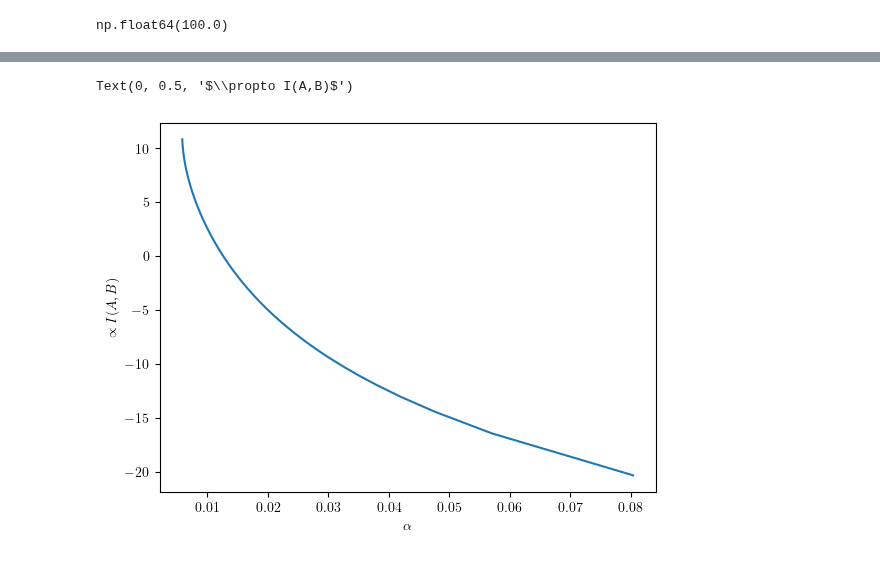
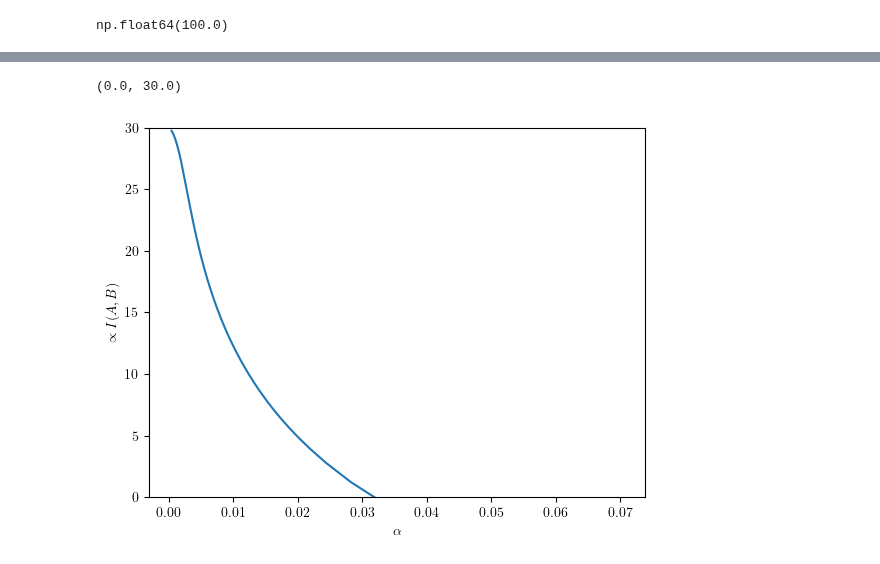
Before and after one commit to Bkorotko03/HoloProj, a Jupyter notebook: NCShock260226.ipynb, the cells around one changed output, grey strips where cells are left out. Saved outputs shown, nothing was run; the diff lists cells and outputs as text; code cells hidden in the pictures.

```diff
--- a/NCShock260226.ipynb
+++ b/NCShock260226.ipynb
@@ -154,11 +155,11 @@ def shockArea(r0grid,R):
     areaList = []
     area1List = []
     area2List = []
-    rgrid1 = np.logspace(np.log10(R+0.1),np.log10(rmax-1),num)
+    rgrid1 = np.logspace(np.log10(R+eps),np.log10(rmax-eps),num)
     divAreaInteg = divArea(rgrid1,R)
     for i in range(len(r0grid)):
         r0 = r0grid[i]
-        bigrgrid2 = np.linspace(r0,R-0.1,num)
+        bigrgrid2 = np.linspace(r0,R-eps,num)
         detmask = SADeterm(bigrgrid2,r0,R) > 0
         if len(bigrgrid2[detmask]) >= (len(bigrgrid2)-1):
             bigrmin, bigrmax = bigrgrid2[detmask].min(), bigrgrid2[detmask].max()
@@ -205,7 +206,7 @@ plt.show()
 def Lvsrmin(rminarr,R,a):
     Larr = []
     for rmin in rminarr:
-        rarr = np.logspace(np.log10(rmin+0.001),np.log10(rmax),num)
+        rarr = np.logspace(np.log10(rmin+eps),np.log10(rmax),num)
         integ = 2/np.sqrt((rarr**4) * f(rarr,R) * h(rarr,a) * b(rarr,rmin))
         L = np.trapezoid(integ,rarr)
         if np.isfinite(L):
@@ -214,5 +215,5 @@ def Lvsrmin(rminarr,R,a):
             Larr.append(0)
     return np.array(Larr)
 # %%
-rminarr = np.logspace(np.log10(R+0.001),np.log10(rmax),num)
+rminarr = np.logspace(np.log10(R+eps),np.log10(rmax),num)
 # %%
@@ -257,15 +258,22 @@ def rMinCutoff(rminarr,LArr):
 # %%
 def unAreaInt(rminarr,R,a):
     areaList = []
+    bigRgrid = np.logspace(np.log10(R+eps),np.log10(rmax),num)
+    # divArea1 = (2/(a**2)) * (((a**4)*(rmax**4)/4) + (1 + (a**4)*(R**4))*np.log(a * rmax)/2) # this is the more simplified taylor expand
+    divArea = (1/(4 * a**2)) * (2*(a**4)*(rmax**4) + 1 - (a**4)*(R**4) + (1+(a**4)*(R**4))*np.log(4*(a**4)*(rmax**4)/(1+(a**4)*(R**4))))
+    fullDivAreaInt = 2*bigRgrid/np.sqrt(f(bigRgrid,R)*h(bigRgrid,a))
+    fullDivArea = np.trapezoid(fullDivAreaInt,bigRgrid)
     for rmin in rminarr:
-        r = np.logspace(np.log10(rmin+0.1),np.log10(rmax),num)
+        r = np.logspace(np.log10(rmin+eps),np.log10(rmax),num)
         integ = 2 * r * np.sqrt((1 + b(r,rmin))/(f(r,R)*h(r,a)*b(r,rmin)))
+
+        # fullDivAreaInt = 2*r/np.sqrt(f(r,R)*h(r,a))
+        # fullDivArea = np.trapezoid(fullDivAreaInt,r)
         # integ2 = 2 * r * (np.sqrt((1 + b(r,rmin))/(f(r,R)*h(r,a)*b(r,rmin))) - 1/np.sqrt(f(r,R)*h(r,a)) )
         area1 = np.trapezoid(integ,r)
         # area2 = np.trapezoid(integ2,r)
-        divArea1 = (2/(a**2)) * (((a**4)*(rmax**4)/4) + (1 + (a**4)*(R**4))*np.log(a * rmax)/2)
-        divArea = (1/(4 * a**2)) * (2*(a**4)*(rmax**4) + 1 - (a**4)*(R**4) + (1+(a**4)*(R**4))*np.log(4*(a**4)*(rmax**4)/(1+(a**4)*(R**4))))
-        print(divArea1 - divArea)
+
+        # print(fullDivArea - divArea)
         areaList.append(area1 - divArea)
         # areaList.append(area2)
     return np.array(areaList)
@@ -315,12 +309,13 @@ plt.plot(newrminarr,unArea)
 # %%
 #ok maybe we call this good enough with the caveat that our UV cutoff is comically low
 # %%
-plt.plot(alphagrid[saplotmask],(2*unArea[900]-areaInt[saplotmask]))
+plt.plot(alphagrid[saplotmask],(2*unArea[10]-areaInt[saplotmask]))
 plt.xlabel(r'$\alpha$')
 plt.ylabel(r"$\propto I(A,B)$")
+plt.ylim((0,30))
 # %% [output]
-Text(0, 0.5, '$\\propto I(A,B)$')
+(0.0, 30.0)
-[figure, old version]
+[figure, new version]
 # %%
 def LCritFunc(Lgrid,alphagrid,unShockGrid,shockGrid):
     Lcritarr = []
```
Also changed, not shown: parts of 14 cells of this notebook.
